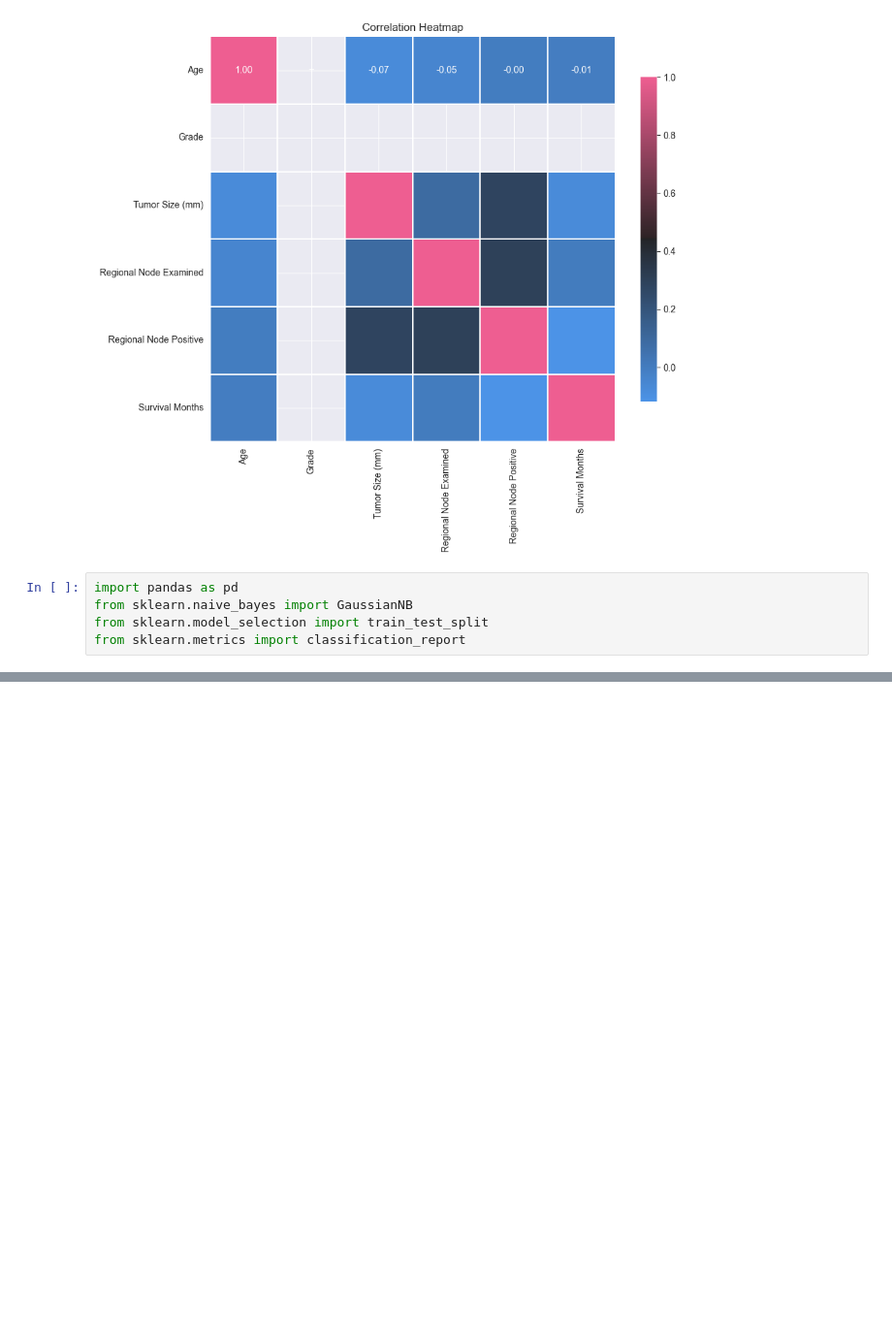
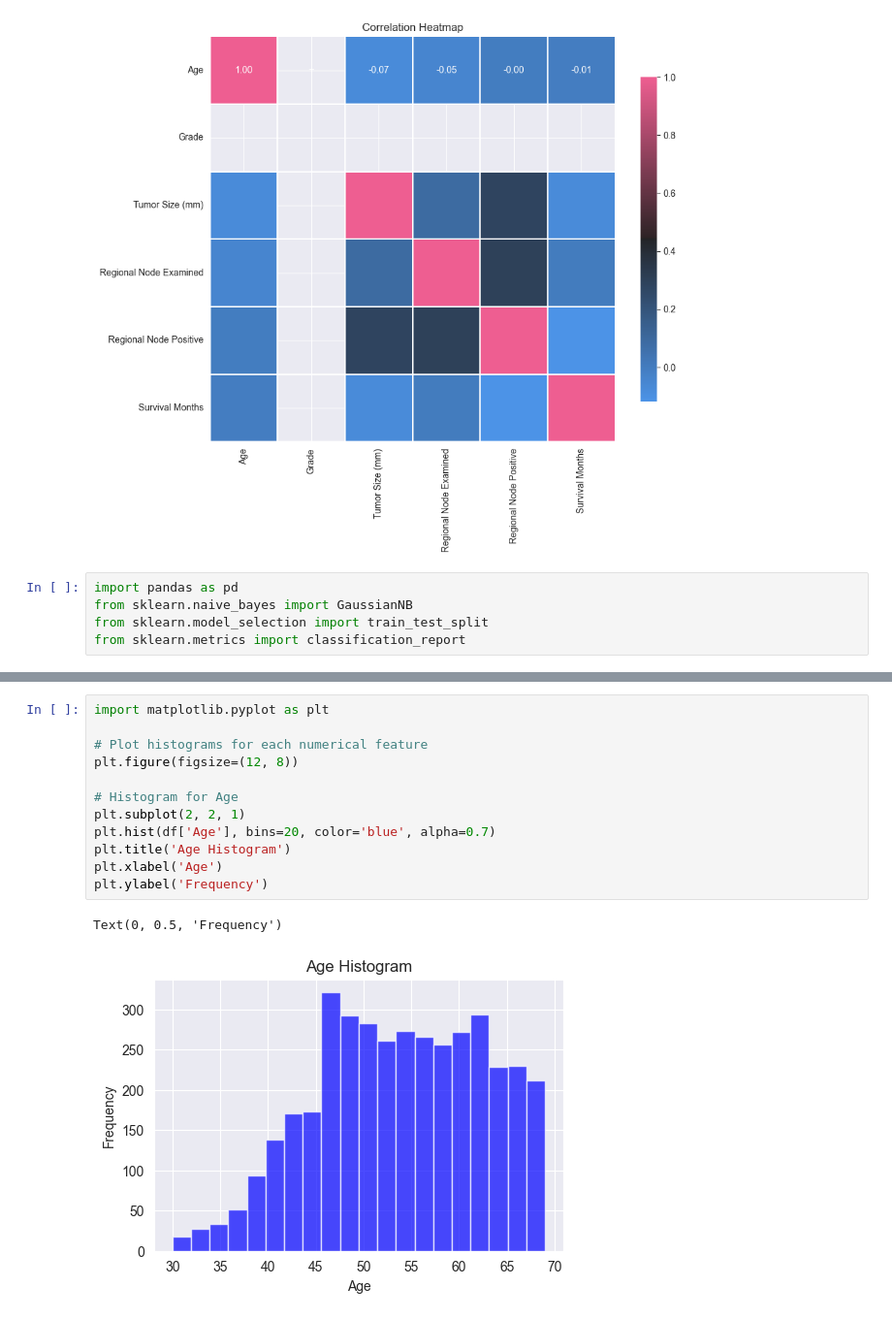
Before and after one commit to jeancarson/Block3Epic, a Jupyter notebook: naive_bayes/nayes_bayes1.ipynb, the cells around one changed output, grey strips where cells are left out. Shown at 97% size. Cells and saved outputs as stored; diff of their text form; blank space fills up the shorter version.

```diff
--- a/naive_bayes/nayes_bayes1.ipynb
+++ b/naive_bayes/nayes_bayes1.ipynb
@@ -137,0 +158,15 @@ weighted avg       0.86      0.89      0.87      1168
+# %%
+import matplotlib.pyplot as plt
+
+# Plot histograms for each numerical feature
+plt.figure(figsize=(12, 8))
+
+# Histogram for Age
+plt.subplot(2, 2, 1)
+plt.hist(df['Age'], bins=20, color='blue', alpha=0.7)
+plt.title('Age Histogram')
+plt.xlabel('Age')
+plt.ylabel('Frequency')
+# %% [output]
+Text(0, 0.5, 'Frequency')
+[figure, added]
```
Also changed, not shown: parts of 6 cells of this notebook.
